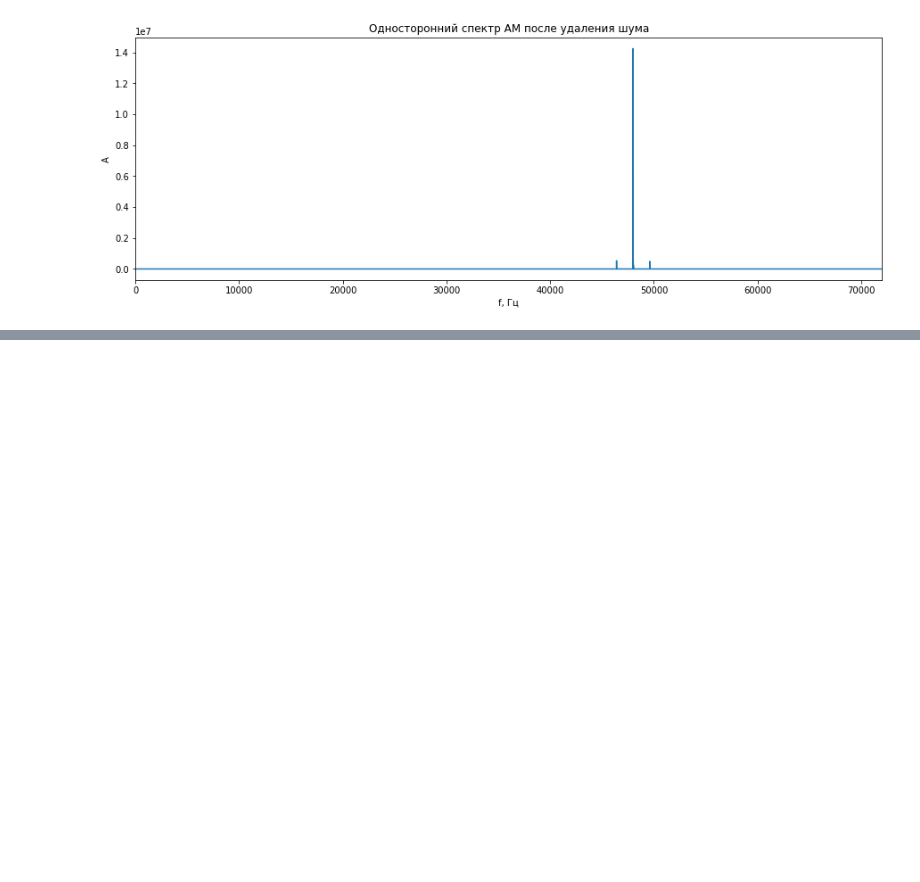
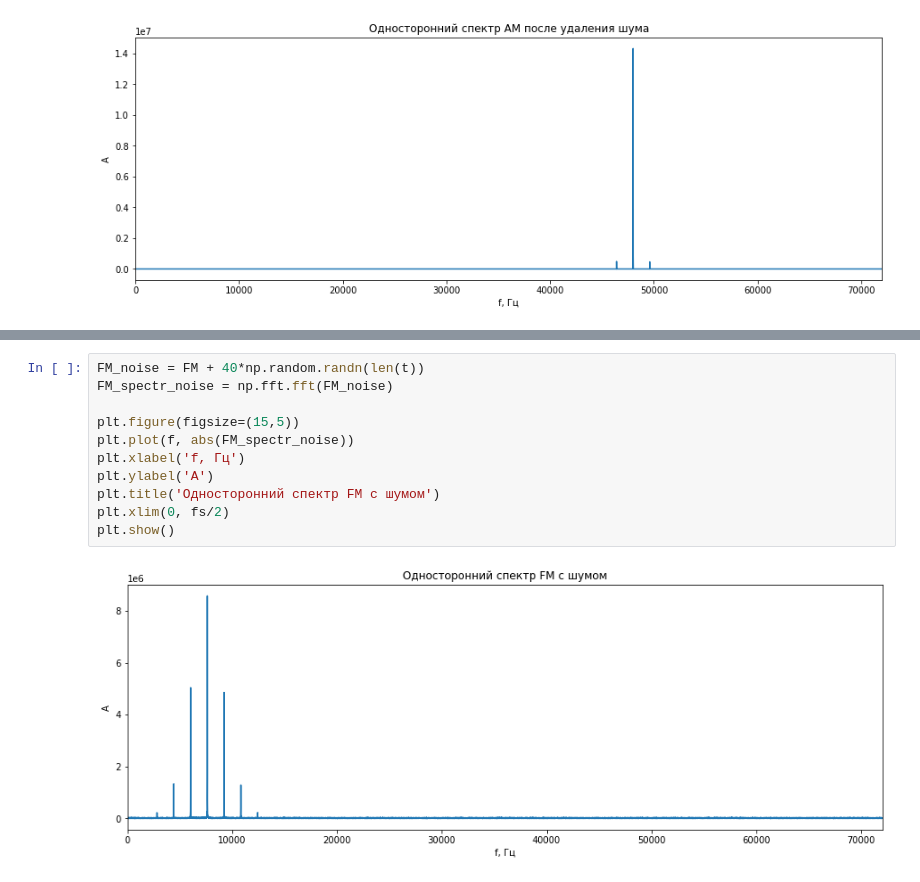
Before and after one commit to annanasnas/digital_signal_processing, a Jupyter notebook: СР1.ipynb, the cells around one changed output, grey strips where cells are left out. Drawn from its saved outputs; the diff is of its cells as text; blank space fills up the shorter version.

```diff
--- a/СР1.ipynb
+++ b/СР1.ipynb
@@ -139,0 +161,13 @@ plt.show()
+# %%
+FM_noise = FM + 40*np.random.randn(len(t))
+FM_spectr_noise = np.fft.fft(FM_noise)
+
+plt.figure(figsize=(15,5))
+plt.plot(f, abs(FM_spectr_noise))
+plt.xlabel('f, Гц')
+plt.ylabel('A')
+plt.title('Односторонний спектр FМ с шумом')
+plt.xlim(0, fs/2)
+plt.show()
+# %% [output]
+[figure, added]
```
Also changed, not shown: parts of 10 cells of this notebook.
